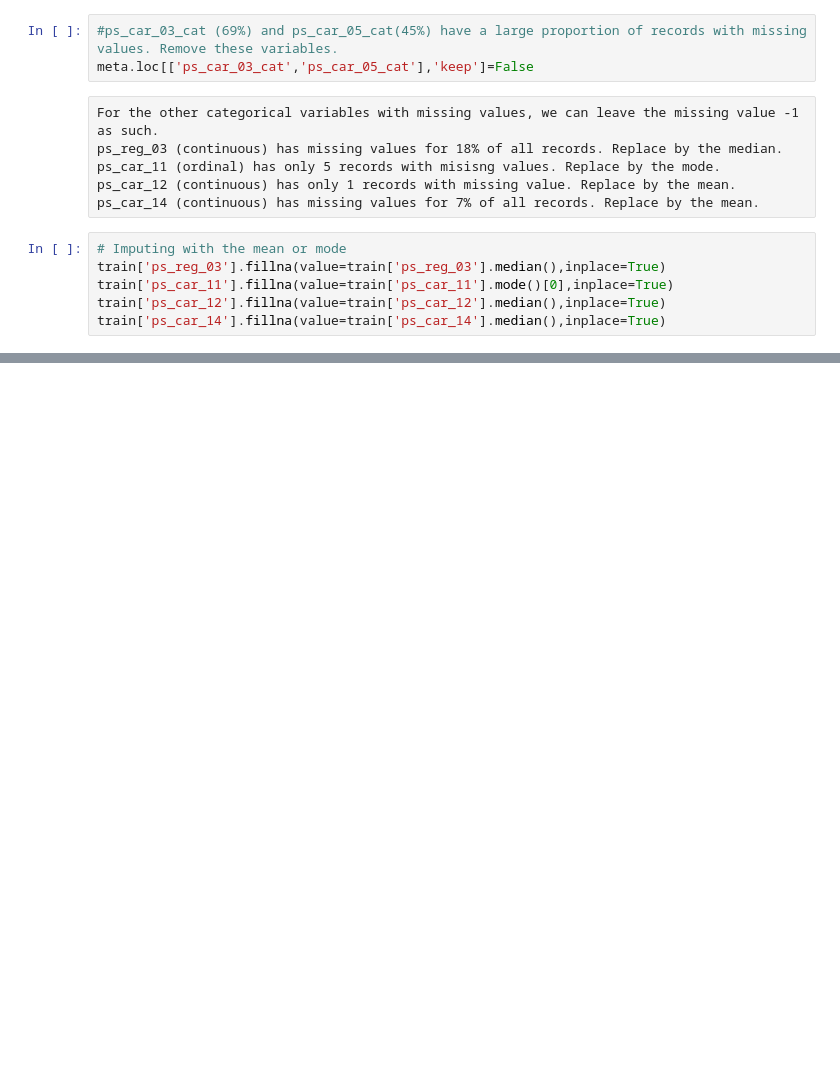
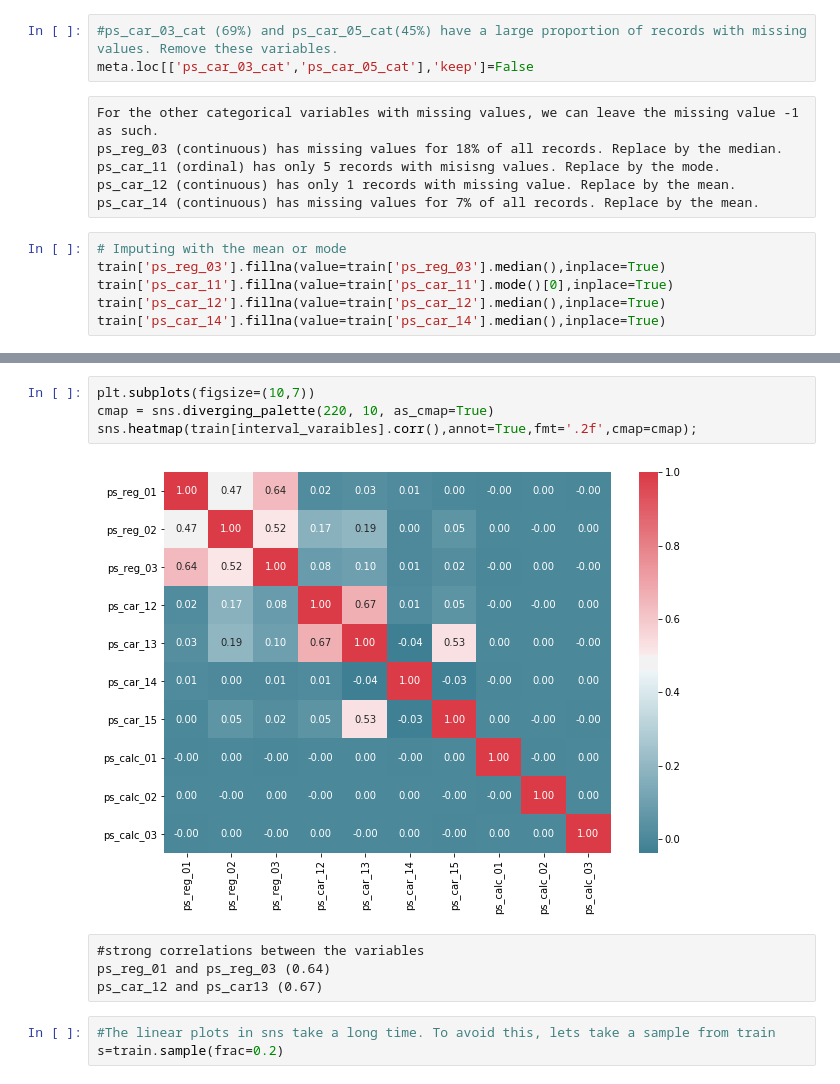
Before and after one commit to Deepesh87/Porto-Seguro, a Jupyter notebook: Porto_Seguro.ipynb, the cells around one changed output, grey strips where cells are left out. Saved outputs shown, nothing was run; the diff lists cells and outputs as text; blank space fills up the shorter version.

```diff
--- a/Porto_Seguro.ipynb
+++ b/Porto_Seguro.ipynb
@@ -223,0 +375,13 @@ train['ps_car_14'].fillna(value=train['ps_car_14'].median(),inplace=True)
+# %%
+plt.subplots(figsize=(10,7))
+cmap = sns.diverging_palette(220, 10, as_cmap=True)
+sns.heatmap(train[interval_varaibles].corr(),annot=True,fmt='.2f',cmap=cmap);
+# %% [output]
+[figure, added]
+# %% [raw]
+#strong correlations between the variables
+ps_reg_01 and ps_reg_03 (0.64)
+ps_car_12 and ps_car13 (0.67)
+# %%
+#The linear plots in sns take a long time. To avoid this, lets take a sample from train
+s=train.sample(frac=0.2)
```
Also changed, not shown: parts of 35 cells of this notebook.
